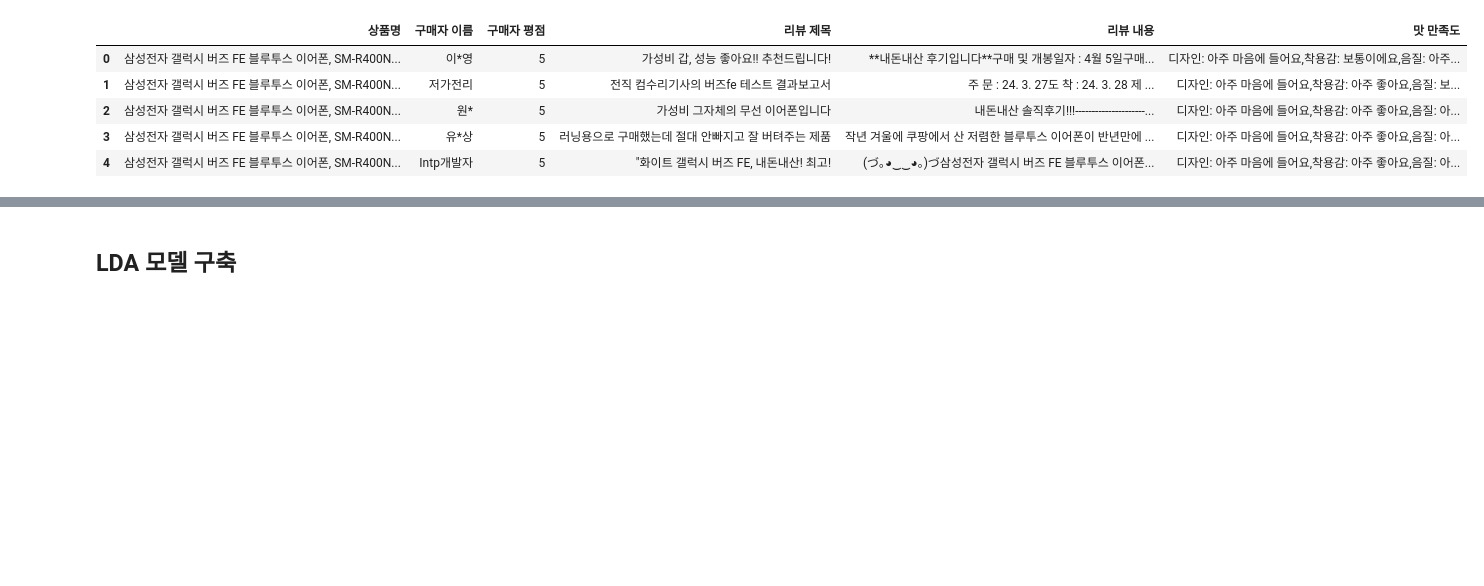
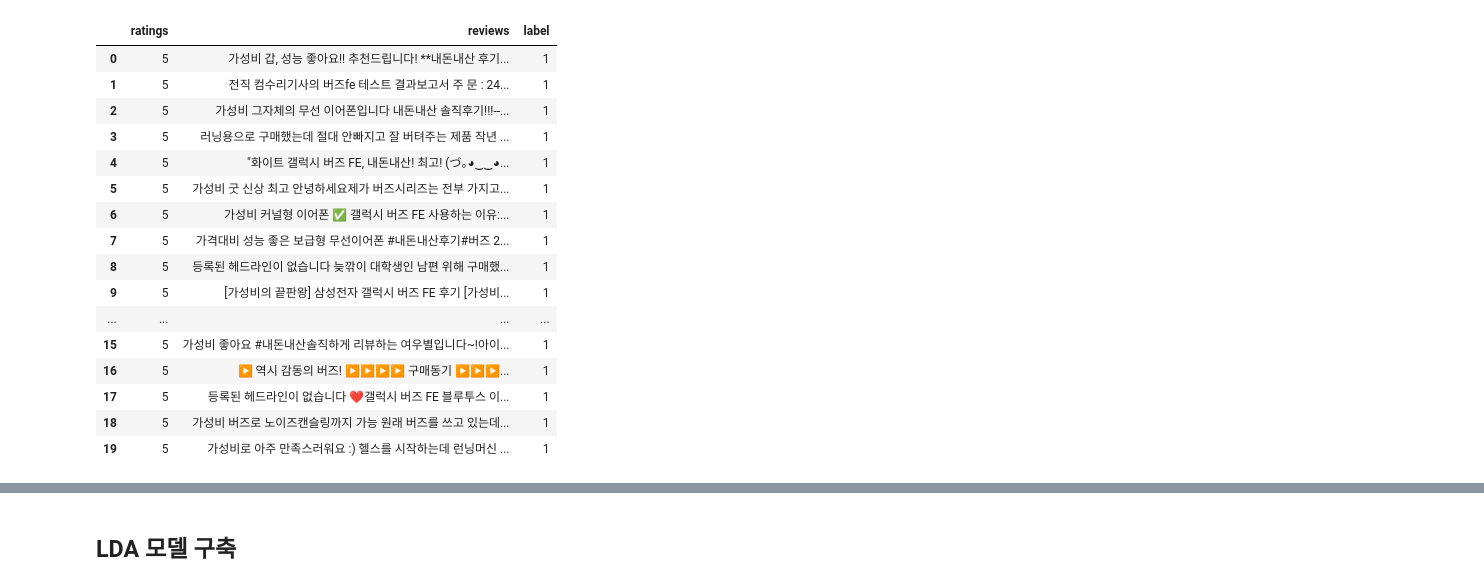
Before and after one commit to marioahn/NoZeus, a Jupyter notebook: BasicPJT_JW/PJT_SamsungTopic.ipynb, the cells around one changed output, grey strips where cells are left out. Drawn from its saved outputs; the diff is of its cells as text; code cells hidden in the pictures; blank space fills up the shorter version.

```diff
--- a/BasicPJT_JW/PJT_SamsungTopic.ipynb
+++ b/BasicPJT_JW/PJT_SamsungTopic.ipynb
@@ -24,11 +11,22 @@ combined_df.to_excel('ToTSamsung.xlsx', index=False)
 # %%
 # 저장한 데이터 불러오기
-df = pd.read_excel('ToTSamsung.xlsx')
-df.head()
+df = pd.read_excel('(1)samsung_all_buds.xlsx')
+df.head(20)
 # %% [output]
-|  | 상품명 | 구매자 이름 | 구매자 평점 | 리뷰 제목 | 리뷰 내용 | 맛 만족도 |
-| 0 | 삼성전자 갤럭시 버즈 FE 블루투스 이어폰, SM-R400N... | 이*영 | 5 | 가성비 갑, 성능 좋아요!! 추천드립니다! | **내돈내산 후기입니다**구매 및 개봉일자 : 4월 5일구매... | 디자인: 아주 마음에 들어요,착용감: 보통이에요,음질: 아주... |
-| 1 | 삼성전자 갤럭시 버즈 FE 블루투스 이어폰, SM-R400N... | 저가전리 | 5 | 전직 컴수리기사의 버즈fe 테스트 결과보고서 | 주 문 : 24. 3. 27도 착 : 24. 3. 28 제 ... | 디자인: 아주 마음에 들어요,착용감: 아주 좋아요,음질: 보... |
-| 2 | 삼성전자 갤럭시 버즈 FE 블루투스 이어폰, SM-R400N... | 원* | 5 | 가성비 그자체의 무선 이어폰입니다 | 내돈내산 솔직후기!!!---------------------... | 디자인: 아주 마음에 들어요,착용감: 아주 좋아요,음질: 아... |
-| 3 | 삼성전자 갤럭시 버즈 FE 블루투스 이어폰, SM-R400N... | 유*상 | 5 | 러닝용으로 구매했는데 절대 안빠지고 잘 버텨주는 제품 | 작년 겨울에 쿠팡에서 산 저렴한 블루투스 이어폰이 반년만에 ... | 디자인: 아주 마음에 들어요,착용감: 아주 좋아요,음질: 아... |
-| 4 | 삼성전자 갤럭시 버즈 FE 블루투스 이어폰, SM-R400N... | Intp개발자 | 5 | "화이트 갤럭시 버즈 FE, 내돈내산! 최고! | (づ｡◕‿‿◕｡)づ삼성전자 갤럭시 버즈 FE 블루투스 이어폰... | 디자인: 아주 마음에 들어요,착용감: 아주 좋아요,음질: 아... |
+|  | ratings | reviews | label |
+| 0 | 5 | 가성비 갑, 성능 좋아요!! 추천드립니다! **내돈내산 후기... | 1 |
+| 1 | 5 | 전직 컴수리기사의 버즈fe 테스트 결과보고서 주 문 : 24... | 1 |
+| 2 | 5 | 가성비 그자체의 무선 이어폰입니다 내돈내산 솔직후기!!!--... | 1 |
+| 3 | 5 | 러닝용으로 구매했는데 절대 안빠지고 잘 버텨주는 제품 작년 ... | 1 |
+| 4 | 5 | "화이트 갤럭시 버즈 FE, 내돈내산! 최고! (づ｡◕‿‿◕... | 1 |
+| 5 | 5 | 가성비 굿 신상 최고 안녕하세요제가 버즈시리즈는 전부 가지고... | 1 |
+| 6 | 5 | 가성비 커널형 이어폰 ✅️ 갤럭시 버즈 FE 사용하는 이유:... | 1 |
+| 7 | 5 | 가격대비 성능 좋은 보급형 무선이어폰 #내돈내산후기#버즈 2... | 1 |
+| 8 | 5 | 등록된 헤드라인이 없습니다 늦깎이 대학생인 남편 위해 구매했... | 1 |
+| 9 | 5 | [가성비의 끝판왕] 삼성전자 갤럭시 버즈 FE 후기 [가성비... | 1 |
+| ... | ... | ... | ... |
+| 15 | 5 | 가성비 좋아요 #내돈내산솔직하게 리뷰하는 여우별입니다~!아이... | 1 |
+| 16 | 5 | ▶️ 역시 감동의 버즈! ▶️▶️▶️▶️ 구매동기 ▶️▶️▶... | 1 |
+| 17 | 5 | 등록된 헤드라인이 없습니다 ❤️갤럭시 버즈 FE 블루투스 이... | 1 |
+| 18 | 5 | 가성비 버즈로 노이즈캔슬링까지 가능 원래 버즈를 쓰고 있는데... | 1 |
+| 19 | 5 | 가성비로 아주 만족스러워요 :) 헬스를 시작하는데 런닝머신 ... | 1 |
```
Also changed, not shown: parts of 11 cells of this notebook, 30 other files.
